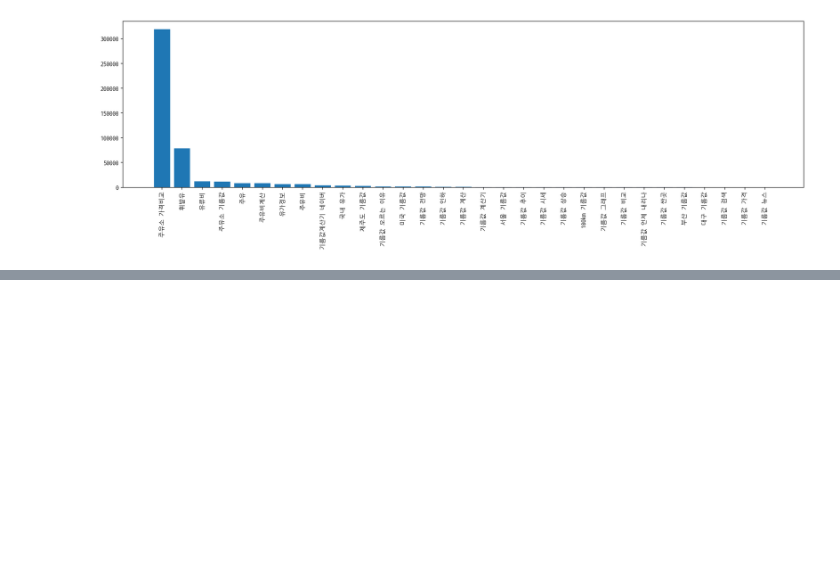
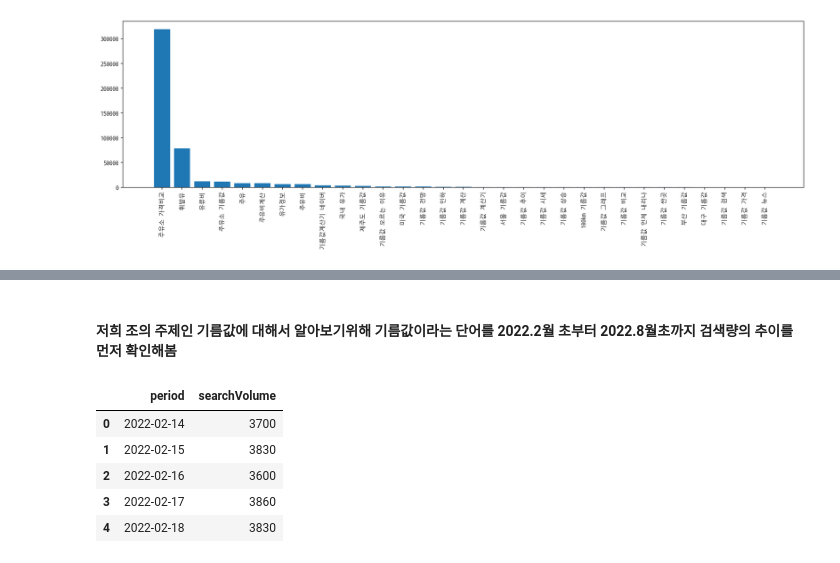
Before and after one commit to certainly-I/Busan-Oil-Price-Analysis, a Jupyter notebook: 주유소_워드클라우드.ipynb, the cells around one changed output, grey strips where cells are left out. Cells and saved outputs as stored; diff of their text form; code cells hidden in the pictures; blank space fills up the shorter version.

```diff
--- a/주유소_워드클라우드.ipynb
+++ b/주유소_워드클라우드.ipynb
@@ -167,0 +210,12 @@ plt.show()
+# %% [markdown]
+#### 저희 조의 주제인 기름값에 대해서 알아보기위해 기름값이라는 단어를 2022.2월 초부터 2022.8월초까지 검색량의 추이를 먼저 확인해봄
+# %%
+trends_oil = pd.read_csv('./data/기름값_네이버_일간검색트렌드.csv', encoding='utf-8')
+trends_oil.head()
+# %% [output]
+|  | period | searchVolume |
+| 0 | 2022-02-14 | 3700 |
+| 1 | 2022-02-15 | 3830 |
+| 2 | 2022-02-16 | 3600 |
+| 3 | 2022-02-17 | 3860 |
+| 4 | 2022-02-18 | 3830 |
```
Also changed, not shown: parts of 15 cells of this notebook, 1 other file.
